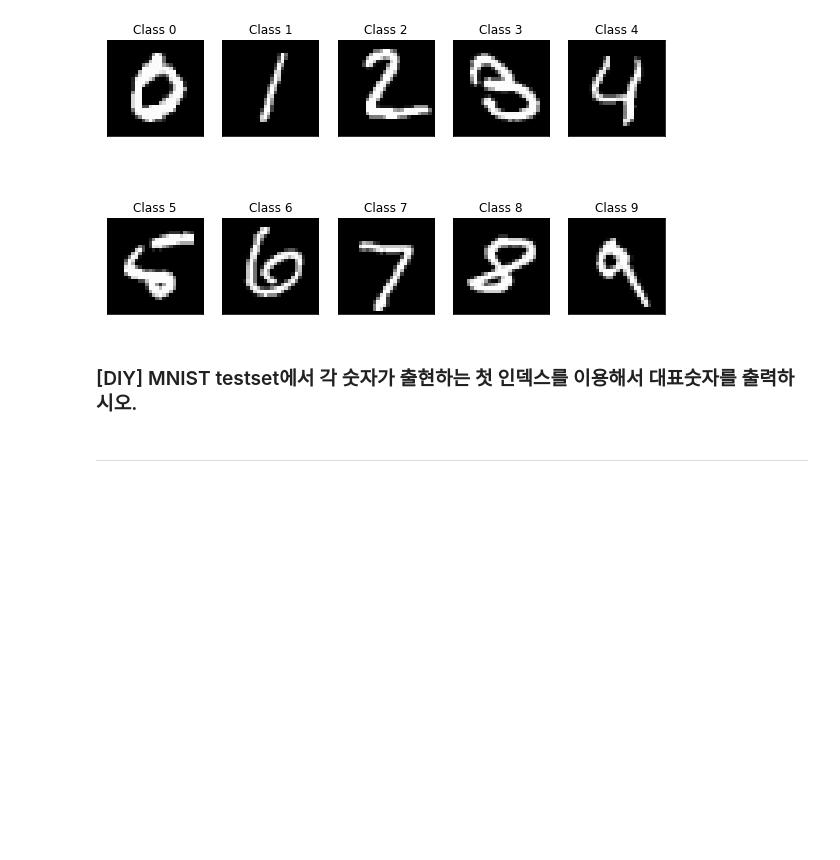
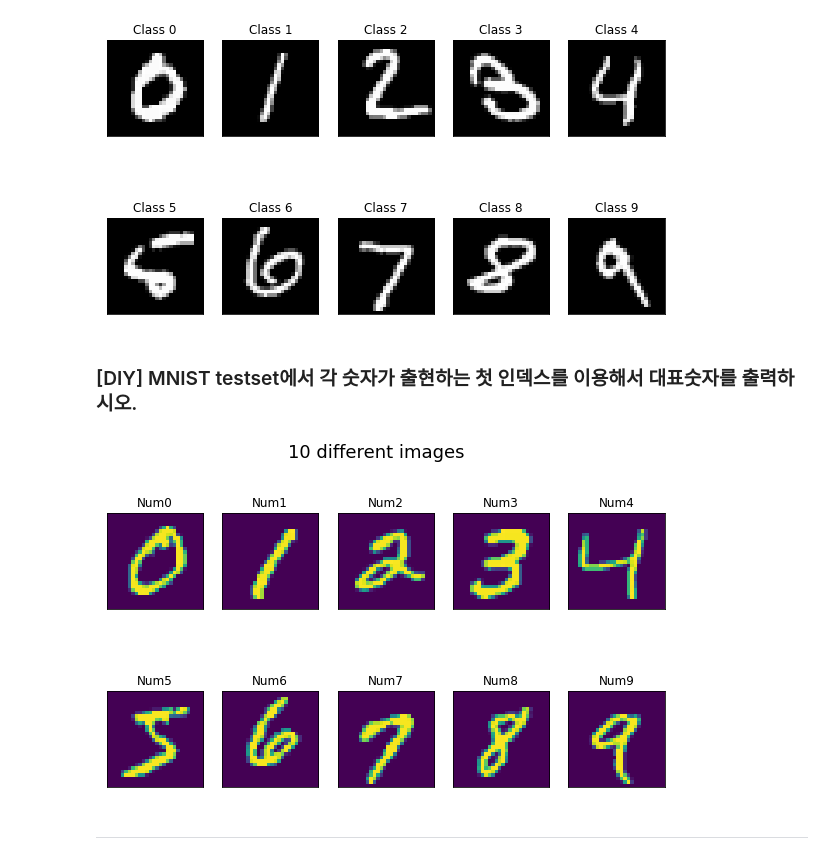
Before and after one commit to ducodbs0516/pdm18, a Jupyter notebook: py-tensorflow/tf2_1_datasets_cv_I.ipynb, the cells around one changed output. Cells and saved outputs as stored; diff of their text form; code cells hidden in the pictures; blank space fills up the shorter version.

```diff
--- a/py-tensorflow/tf2_1_datasets_cv_I.ipynb
+++ b/py-tensorflow/tf2_1_datasets_cv_I.ipynb
@@ -219,3 +230,21 @@ for i in range(10):
+# %%
+# Your code!
+class_names = ['Num0', 'Num1', 'Num2', 'Num3', 'Num4', 'Num5', 'Num6', 'Num7', 'Num8', 'Num9']
+num_10 = np.unique(trainy, return_index=True)[1]
+images = trainX[num_10]
+fig = plt.figure(figsize=(10,6))
+for i in range(len(images)):
+    # define subplot
+    plt.subplot(2,5,1 + i) #, sharey=False)
+    # plot raw pixel data
+    plt.imshow(images[i])
+    plt.title(class_names[i])
+    plt.xticks([])
+    plt.yticks([])
+plt.suptitle("10 different images", fontsize=18)
+plt.show()
+# %% [output]
+[figure, added]
 # %% [markdown]
 ***
 # %% [markdown]
```
Also changed, not shown: parts of 11 cells of this notebook.
